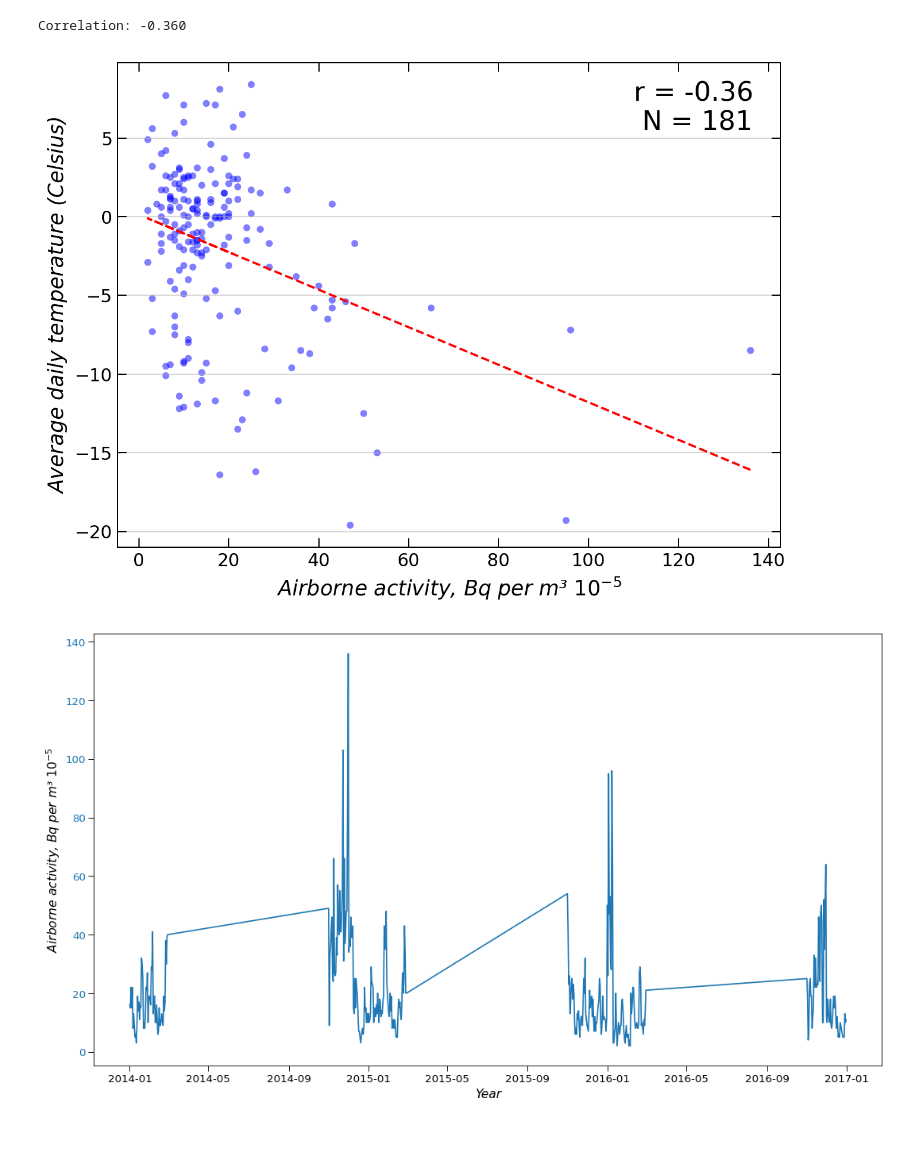
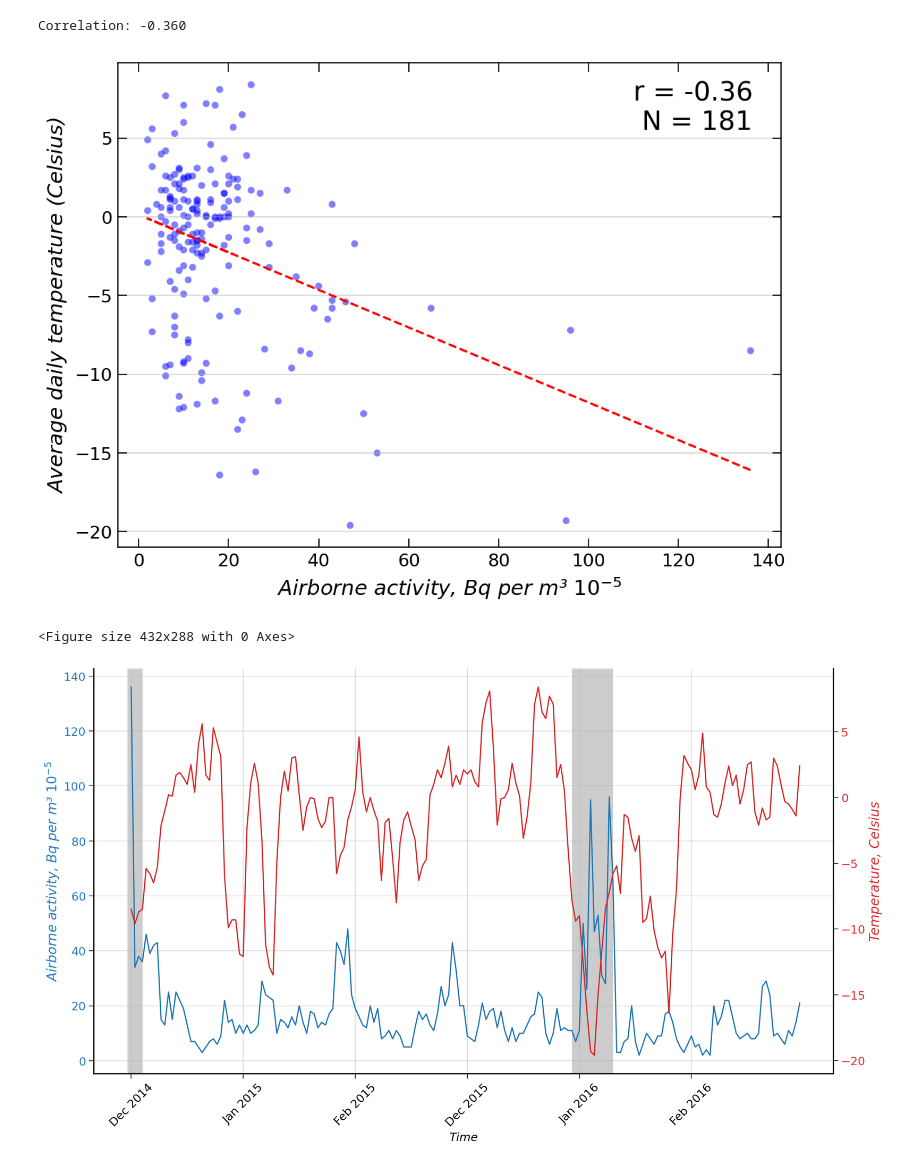
Before and after one commit to ADv0rnik/Data-analysis-for-JER, a Jupyter notebook: Activity'n'climate.ipynb, the cells around one changed output. Drawn from its saved outputs; the diff is of its cells as text; code cells hidden in the pictures; blank space fills up the shorter version.

```diff
--- a/Activity'n'climate.ipynb
+++ b/Activity'n'climate.ipynb
@@ -102,3 +123,6 @@ df1 = pd.read_csv(path1, parse_dates=['Date'])
 df1
 ox = df1['Conc']
 oy = df1['Temp']
+# %%
+df1['Index'] = range(1, len(df1)+1)
+df1
@@ -111,7 +196,7 @@ Correlation: -0.360
 s = chr(0x00b3)
 s1 = ' $10^{-5}$'
 
-fig, ax = plt.subplots(figsize = (8, 6), dpi =180)
+fig, ax = plt.subplots(figsize = (8, 6), dpi =150)
 
 plt.scatter(ox, oy, marker = 'o',
             facecolor = 'blue',
@@ -138,33 +223,63 @@ plt.grid(axis = 'y', alpha =0.5)
 ax.plot(ox, p(ox),'r--')
 plt.text(110, 5.5, 'r = %.2f \n N = 181' % corr, fontsize = 18, ha="left")
 plt.show()
+plt.savefig('/content/drive/MyDrive/Colab Notebooks/Data for JER/fig7b.png')
 # %% [output]
 [figure]
+<Figure size 432x288 with 0 Axes>
 # %%
-x1 = df['Date']
-y1 = df['Temp']
-y2 = df['Conc']
+x1 = df1['Index']
+y1 = df1['Temp']
+y2 = df1['Conc']
 
-fig, ax1 = plt.subplots(1,1, figsize = (16, 9), dpi = 80)
+fig, ax1 = plt.subplots(1,1, figsize = (16, 9), dpi = 150)
 ax1.plot(x1, y2, color = 'tab:blue')
 
-ax1.set_xlabel('Year',
+ax2 = ax1.twinx()
+ax2.plot(x1, y1, color = 'tab:red')
+lbl = ['Dec 2014','Jan 2015','Feb 2015','Dec 2015', 'Jan 2016', 'Feb 2016']
+plt.xticks(range(1,180, 30), lbl, size ='small')
+
+ax1.set_xlabel('Time',
                fontsize = 14,
                fontstyle='oblique',
                fontweight = 'medium')
 ax1.tick_params(axis='x',
                direction='out',
-               labelsize = 12,
+               labelsize = 14,
+               rotation = 45,
                length = 6)
 ax1.set_ylabel('Airborne activity, Bq per m'+s + s1,
-               fontsize = 14,
+               fontsize = 16,
                fontstyle='oblique',
-               fontweight = 'medium')
+               fontweight = 'medium',
+               color='tab:blue')
 ax1.tick_params(axis='y',
-               direction='out',
-               labelsize = 12,
-               length = 6,
+                direction='out',
+                labelsize = 14,
+                length = 6,
                 labelcolor='tab:blue' )
+ax1.axvspan(119,130, facecolor = 'grey', alpha=0.4)
+ax1.axvspan(0,4, facecolor = 'grey', alpha=0.4)
+ax1.grid(alpha = .5)
+
+ax2.set_ylabel('Temperature, Celsius',
+               fontsize = 16,
+               fontstyle='oblique',
+               fontweight = 'medium',
+               color='tab:red')
+ax2.tick_params(axis='y',
+                direction='out',
+                labelsize = 14,
+                length = 6,
+                labelcolor='tab:red' )
+
+ax1.spines['bottom'].set_linewidth(1.5)
+ax1.spines['right'].set_linewidth(1.5)
+ax1.spines['left'].set_linewidth(1.5)
+ax1.spines['top'].set_visible(False)
+ax2.spines['top'].set_visible(False)
 plt.show()
+#plt.savefig('/content/drive/MyDrive/Colab Notebooks/Data for JER/fig7a.png', dpi = 80)
 # %% [output]
-[figure, old version]
+[figure, new version]
```
Also changed, not shown: parts of 14 cells of this notebook.
